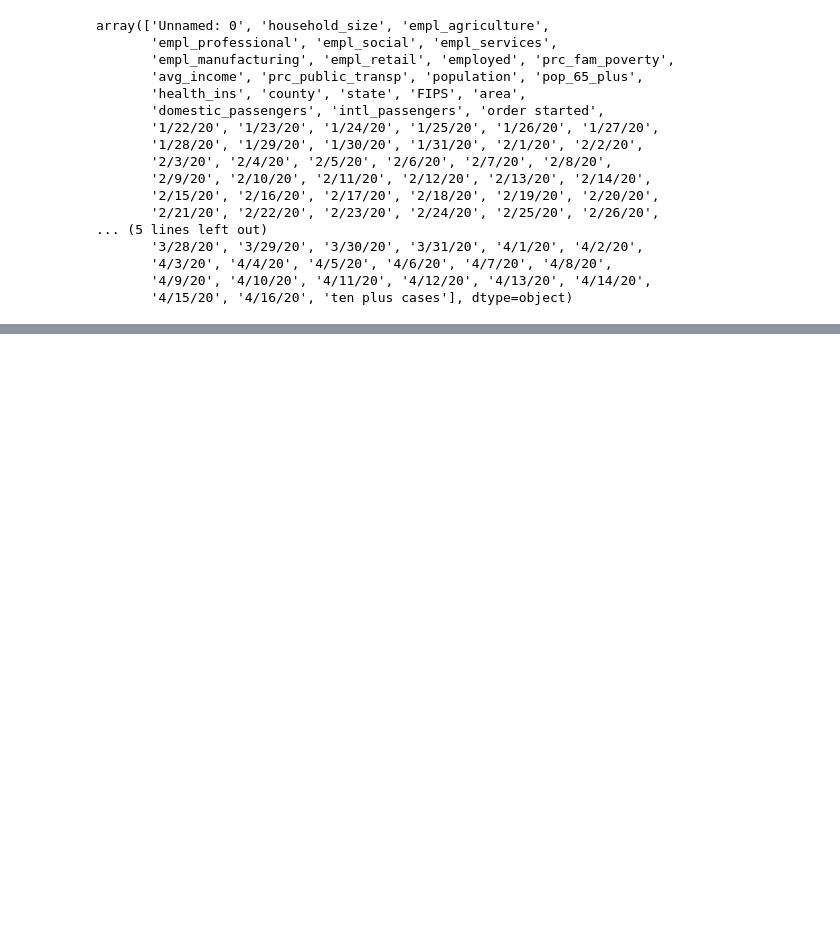
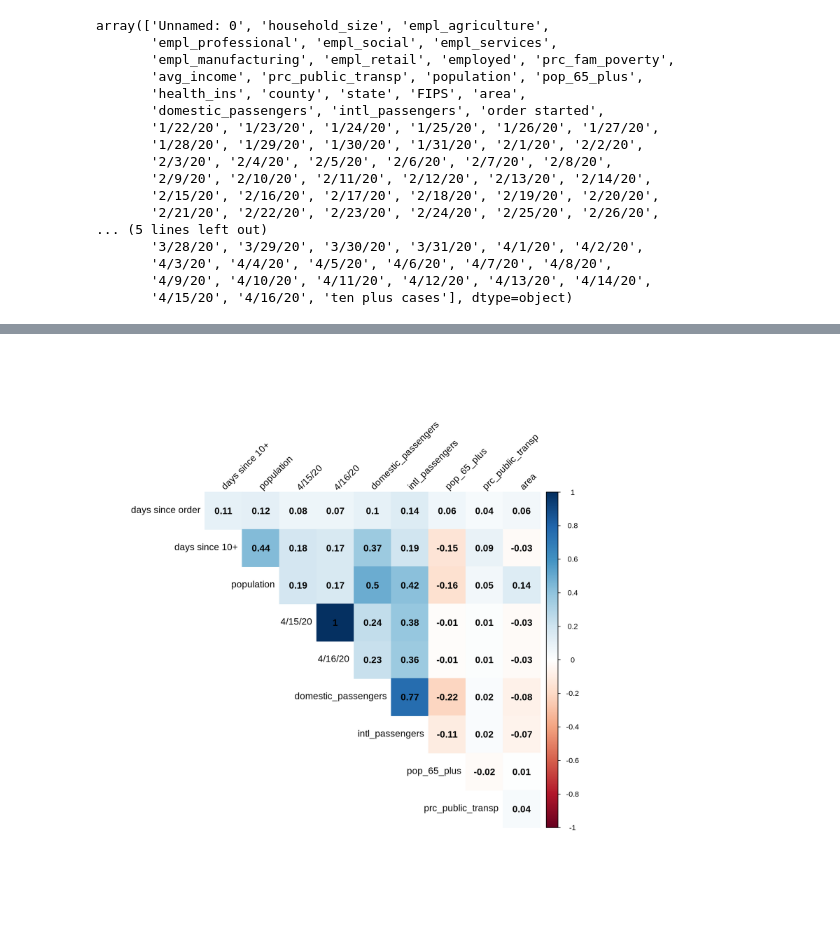
Before and after one commit to aejurgensen/Covid-19, a Jupyter notebook: EDA.ipynb, the cells around one changed output, grey strips where cells are left out. Drawn from its saved outputs; the diff is of its cells as text; code cells hidden in the pictures; blank space fills up the shorter version.

```diff
--- a/EDA.ipynb
+++ b/EDA.ipynb
@@ -93,0 +106,4 @@ data.describe()
+# %%
+data = data.drop(["order started"], axis=1)
+# %%
+data["pop density"] = data["population"] / data["area"]
@@ -94,3 +173,16 @@ data.describe()
+# %%
+%%R -i data -w 10 -h 10 --units in -r 200
+
+library(corrplot)
+corr = cor(data[c("days since 10+", "days since order", "population", "pop_65_plus", "domestic_passengers", "intl_passengers", "prc_public_transp", "4/15/20", "4/16/20", "area")])
+corrplot(corr, method="color", type="upper", order="hclust",
+         addCoef.col = "black", # Add coefficient of correlation
+         tl.col="black", tl.srt=45, #Text label color and rotation
+         # hide correlation coefficient on the principal diagonal
+         diag=FALSE
+         )
+# %% [output]
+[figure, added]
 # %%
 data.columns.values
 # %% [output]
```
Also changed, not shown: parts of 22 cells of this notebook, 5 other files.
